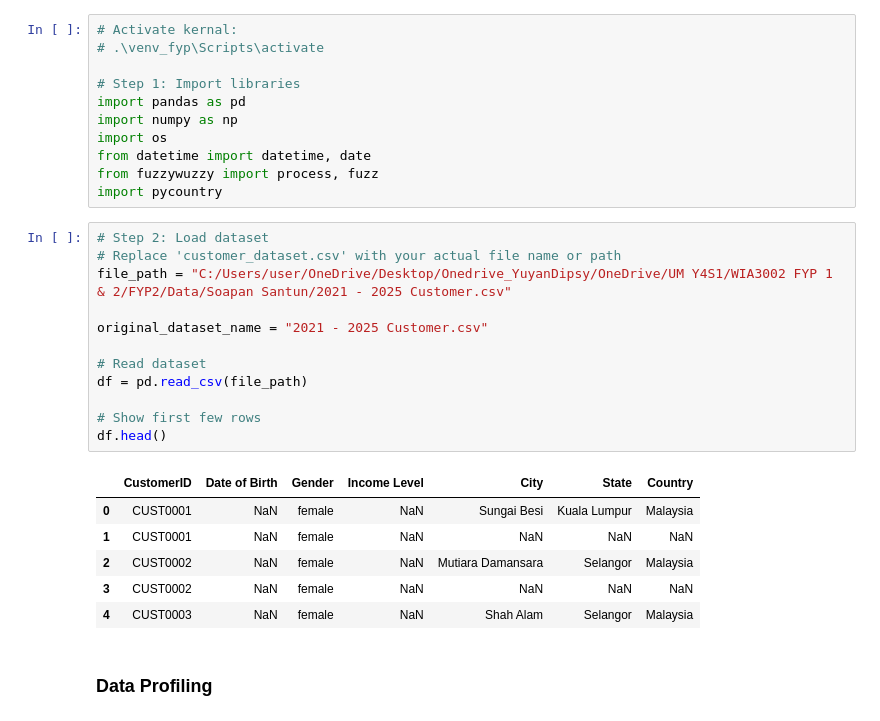
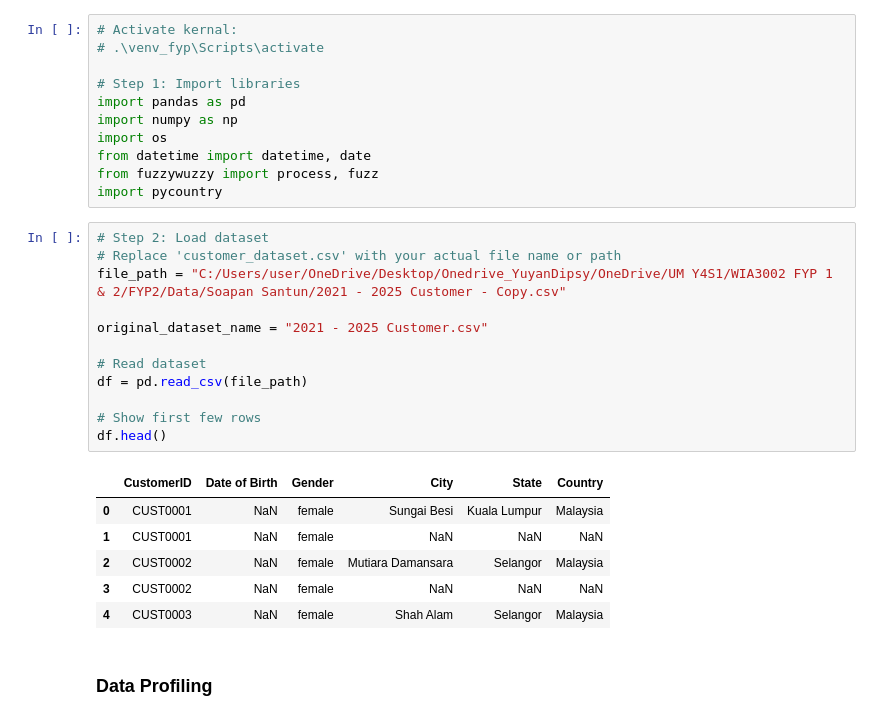
Before and after one commit to celinezyyy/Segma_FYP, a Jupyter notebook: server/python/dataCleaning/customerCleaning.ipynb, the cells around one changed output. Saved outputs shown, nothing was run; the diff lists cells and outputs as text.

Commit message:
WIP - Customer dataset cleaning pipeline

```diff
--- a/server/python/dataCleaning/customerCleaning.ipynb
+++ b/server/python/dataCleaning/customerCleaning.ipynb
@@ -37,22 +37,22 @@ import pycountry
 # %%
 # Step 2: Load dataset
 # Replace 'customer_dataset.csv' with your actual file name or path
-file_path = "C:/Users/user/OneDrive/Desktop/Onedrive_YuyanDipsy/OneDrive/UM Y4S1/WIA3002 FYP 1 & 2/FYP2/Data/Soapan Santun/2021 - 2025 Customer.csv"
+file_path = "C:/Users/user/OneDrive/Desktop/Onedrive_YuyanDipsy/OneDrive/UM Y4S1/WIA3002 FYP 1 & 2/FYP2/Data/Soapan Santun/2021 - 2025 Customer - Copy.csv"
 
 original_dataset_name = "2021 - 2025 Customer.csv"
 
 # Read dataset
 df = pd.read_csv(file_path)
 
 # Show first few rows
 df.head()
 # %% [output]
-|  | CustomerID | Date of Birth | Gender | Income Level | City | State | Country |
-| 0 | CUST0001 | NaN | female | NaN | Sungai Besi | Kuala Lumpur | Malaysia |
-| 1 | CUST0001 | NaN | female | NaN | NaN | NaN | NaN |
-| 2 | CUST0002 | NaN | female | NaN | Mutiara Damansara | Selangor | Malaysia |
-| 3 | CUST0002 | NaN | female | NaN | NaN | NaN | NaN |
-| 4 | CUST0003 | NaN | female | NaN | Shah Alam | Selangor | Malaysia |
+|  | CustomerID | Date of Birth | Gender | City | State | Country |
+| 0 | CUST0001 | NaN | female | Sungai Besi | Kuala Lumpur | Malaysia |
+| 1 | CUST0001 | NaN | female | NaN | NaN | NaN |
+| 2 | CUST0002 | NaN | female | Mutiara Damansara | Selangor | Malaysia |
+| 3 | CUST0002 | NaN | female | NaN | NaN | NaN |
+| 4 | CUST0003 | NaN | female | Shah Alam | Selangor | Malaysia |
 # %% [markdown]
 ### Data Profiling
 # %%
```
Also changed, not shown: parts of 1 cell of this notebook.
